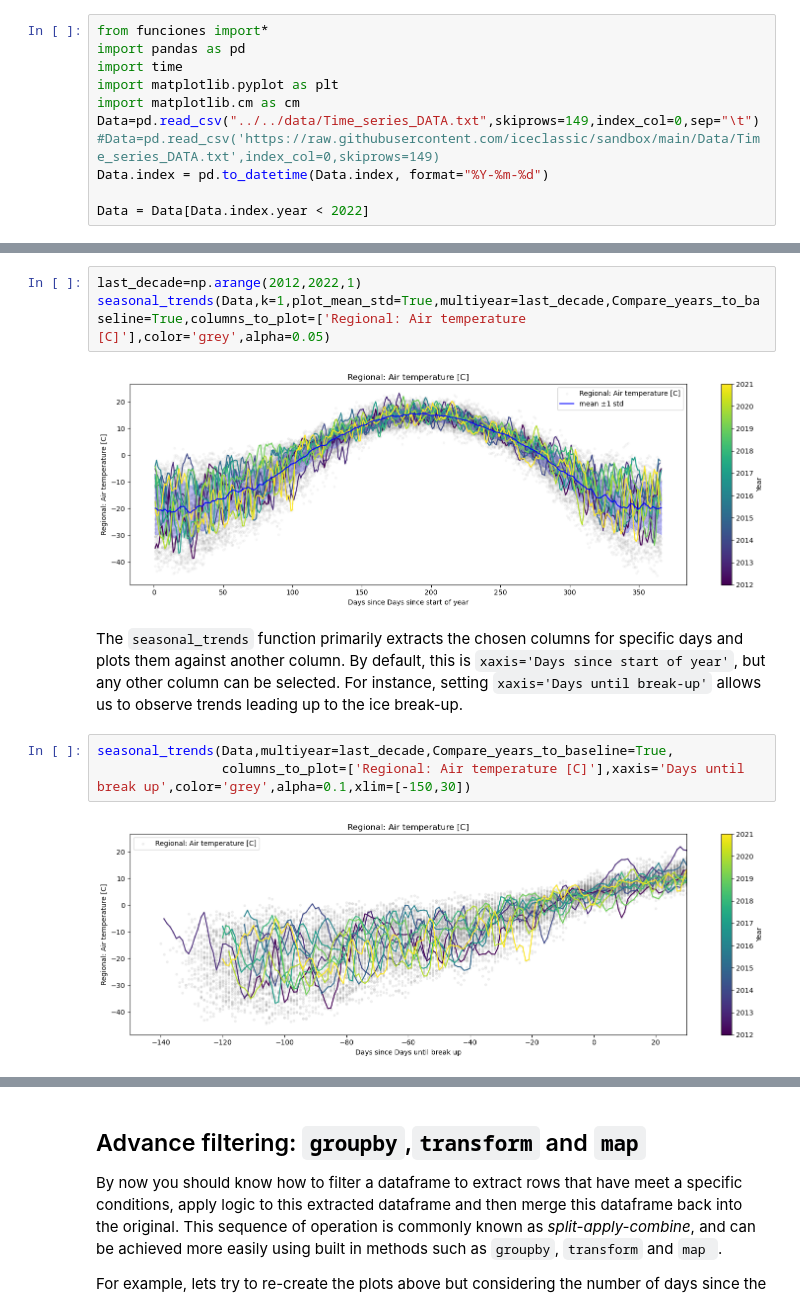
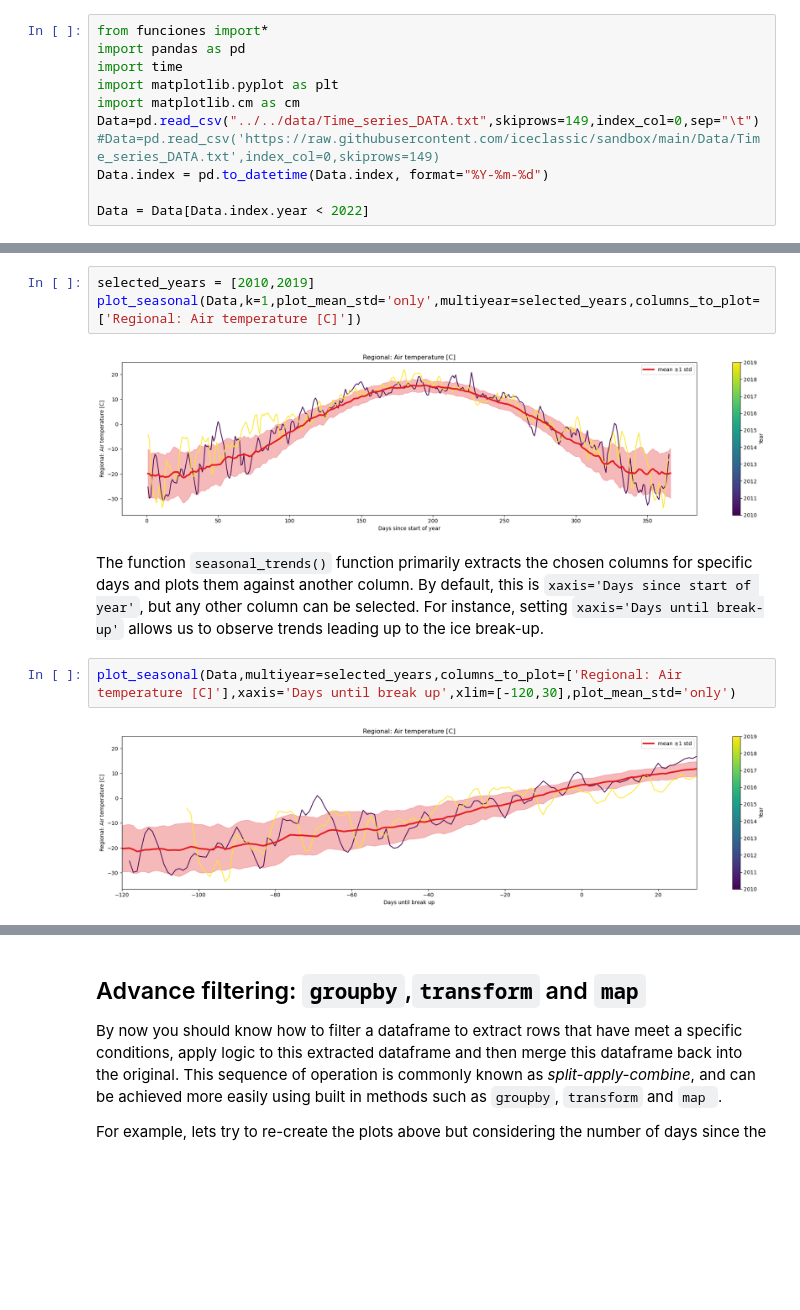
Before and after one commit to iceclassic/mude, a Jupyter notebook: book/Part_1/Regression.ipynb, the cells around one changed output, grey strips where cells are left out. Saved outputs shown, nothing was run; the diff lists cells and outputs as text; blank space fills up the shorter version.

```diff
--- a/book/Part_1/Regression.ipynb
+++ b/book/Part_1/Regression.ipynb
@@ -41,13 +40,12 @@ Use  the arguments  `multiyear` and `Compare_years_to_baseline` to plot the year
 # %%
-last_decade=np.arange(2012,2022,1)
-seasonal_trends(Data,k=1,plot_mean_std=True,multiyear=last_decade,Compare_years_to_baseline=True,columns_to_plot=['Regional: Air temperature [C]'],color='grey',alpha=0.05)
+selected_years = [2010,2019]
+plot_seasonal(Data,k=1,plot_mean_std='only',multiyear=selected_years,columns_to_plot=['Regional: Air temperature [C]'])
 # %% [output]
-[figure, old version]
+[figure, new version]
 # %% [markdown]
-The `seasonal_trends` function primarily extracts the chosen columns for specific days and plots them against another column. By default, this is `xaxis='Days since start of year'`, but any other column can be selected. For instance, setting `xaxis='Days until break-up'` allows us to observe trends leading up to the ice break-up.
+The function `seasonal_trends()` function primarily extracts the chosen columns for specific days and plots them against another column. By default, this is `xaxis='Days since start of year'`, but any other column can be selected. For instance, setting `xaxis='Days until break-up'` allows us to observe trends leading up to the ice break-up.
 # %%
-seasonal_trends(Data,multiyear=last_decade,Compare_years_to_baseline=True,
-                columns_to_plot=['Regional: Air temperature [C]'],xaxis='Days until break up',color='grey',alpha=0.1,xlim=[-150,30])
+plot_seasonal(Data,multiyear=selected_years,columns_to_plot=['Regional: Air temperature [C]'],xaxis='Days until break up',xlim=[-120,30],plot_mean_std='only')
 # %% [output]
-[figure, old version]
+[figure, new version]
 # %% [markdown]
```
Also changed, not shown: parts of 13 cells of this notebook, 1 other file.
